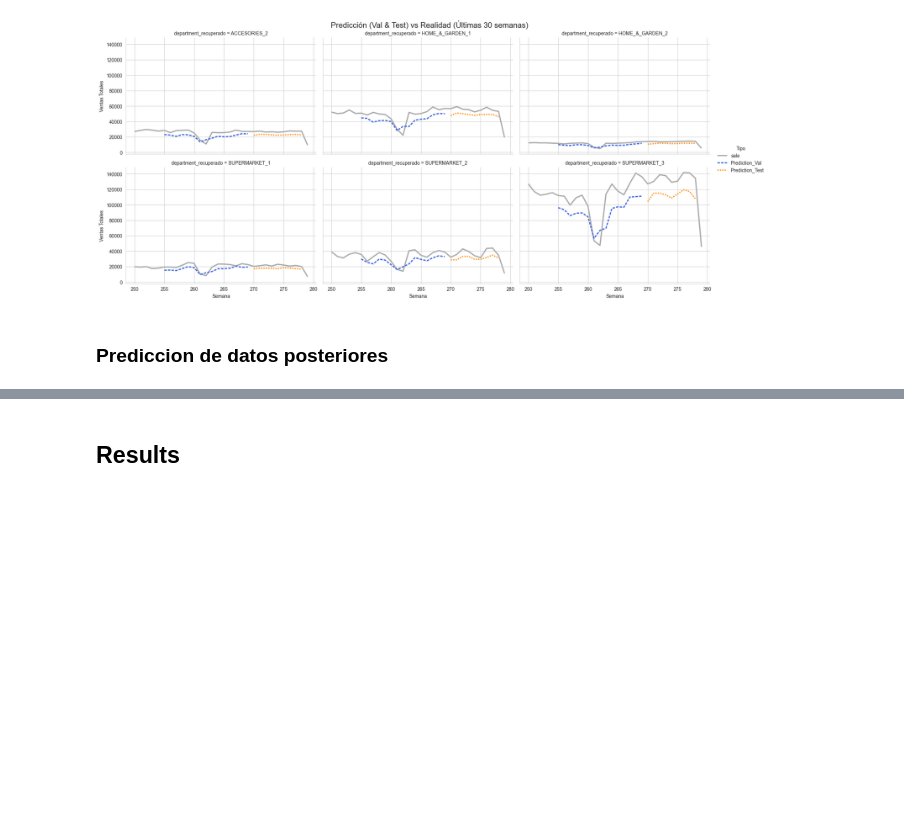
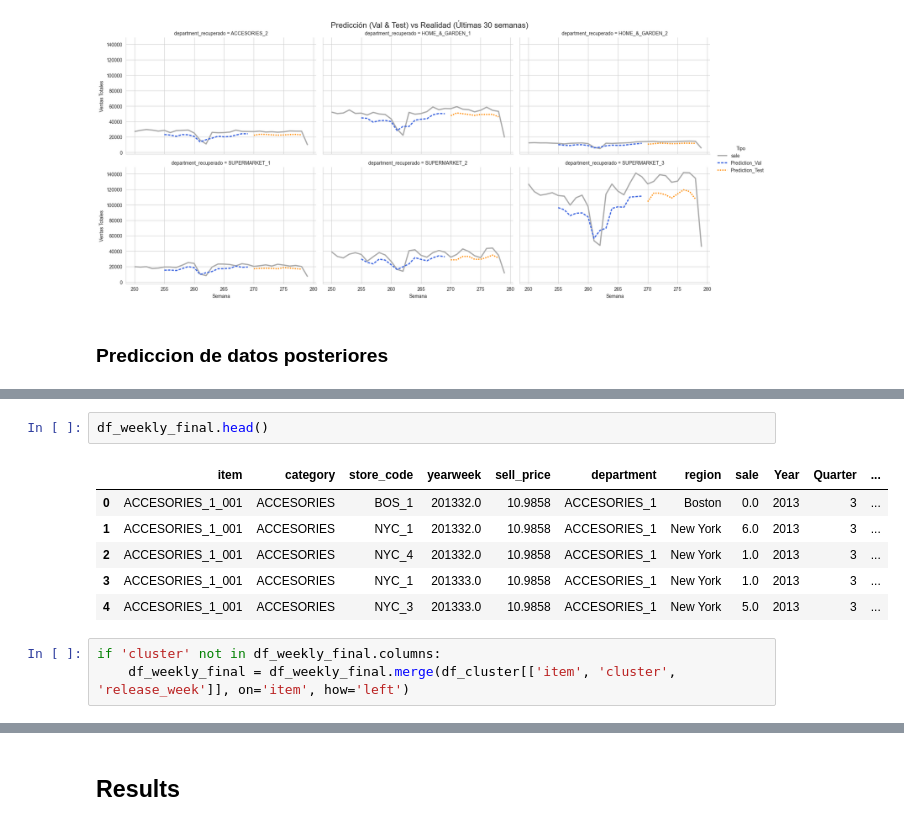
Before and after one commit to asansal/DS_market_Capstone, a Jupyter notebook: tarea_3_DSMarket_time_series_main_v3_Ale.ipynb, the cells around one changed output, grey strips where cells are left out. Drawn from its saved outputs; the diff is of its cells as text; blank space fills up the shorter version.

```diff
--- a/tarea_3_DSMarket_time_series_main_v3_Ale.ipynb
+++ b/tarea_3_DSMarket_time_series_main_v3_Ale.ipynb
@@ -3426,0 +3674,12 @@ plot_full_forecast_by_category(
+# %%
+df_weekly_final.head()
+# %% [output]
+|  | item | category | store_code | yearweek | sell_price | department | region | sale | Year | Quarter | ... |
+| 0 | ACCESORIES_1_001 | ACCESORIES | BOS_1 | 201332.0 | 10.9858 | ACCESORIES_1 | Boston | 0.0 | 2013 | 3 | ... |
+| 1 | ACCESORIES_1_001 | ACCESORIES | NYC_1 | 201332.0 | 10.9858 | ACCESORIES_1 | New York | 6.0 | 2013 | 3 | ... |
+| 2 | ACCESORIES_1_001 | ACCESORIES | NYC_4 | 201332.0 | 10.9858 | ACCESORIES_1 | New York | 1.0 | 2013 | 3 | ... |
+| 3 | ACCESORIES_1_001 | ACCESORIES | NYC_1 | 201333.0 | 10.9858 | ACCESORIES_1 | New York | 1.0 | 2013 | 3 | ... |
+| 4 | ACCESORIES_1_001 | ACCESORIES | NYC_3 | 201333.0 | 10.9858 | ACCESORIES_1 | New York | 5.0 | 2013 | 3 | ... |
+# %%
+if 'cluster' not in df_weekly_final.columns:
+    df_weekly_final = df_weekly_final.merge(df_cluster[['item', 'cluster', 'release_week']], on='item', how='left')
```
Also changed, not shown: parts of 23 cells of this notebook, 2 other files.
